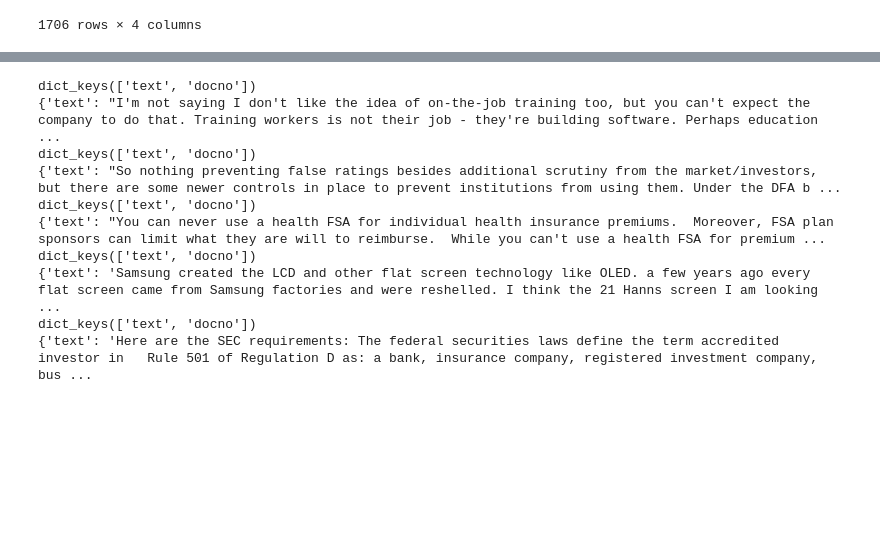
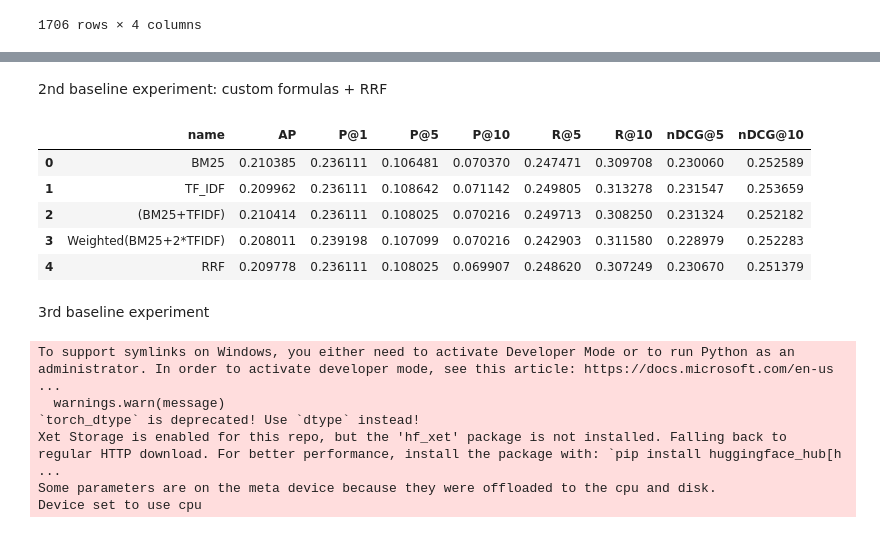
Before and after one commit to mitruho/Financial_search_engine, a Jupyter notebook: search_engine.ipynb, the cells around one changed output, grey strips where cells are left out. Drawn from its saved outputs; the diff is of its cells as text; code cells hidden in the pictures; blank space fills up the shorter version.

```diff
--- a/search_engine.ipynb
+++ b/search_engine.ipynb
@@ -260,19 +138,57 @@ pt.Experiment(
-# %%
-cnt = 0
-for doc in dataset.get_corpus_iter():
-    print(doc.keys())
-    print(doc)
-    cnt += 1
-    if cnt == 5:
-      break
-# %% [output]
-dict_keys(['text', 'docno'])
-{'text': "I'm not saying I don't like the idea of on-the-job training too, but you can't expect the company to do that. Training workers is not their job - they're building software. Perhaps education ...
-dict_keys(['text', 'docno'])
-{'text': "So nothing preventing false ratings besides additional scrutiny from the market/investors, but there are some newer controls in place to prevent institutions from using them. Under the DFA b ...
-dict_keys(['text', 'docno'])
-{'text': "You can never use a health FSA for individual health insurance premiums.  Moreover, FSA plan sponsors can limit what they are will to reimburse.  While you can't use a health FSA for premium ...
-dict_keys(['text', 'docno'])
-{'text': 'Samsung created the LCD and other flat screen technology like OLED. a few years ago every flat screen came from Samsung factories and were reshelled. I think the 21 Hanns screen I am looking ...
-dict_keys(['text', 'docno'])
-{'text': 'Here are the SEC requirements: The federal securities laws define the term accredited investor in   Rule 501 of Regulation D as: a bank, insurance company, registered investment company, bus ...
+# %% [markdown]
+2nd baseline experiment: custom formulas + RRF
+# %%
+import pyterrier_alpha as pta
+combined = bm25 + tfidf
+dph = pt.terrier.Retriever(indexref, wmodel="DPH")
+
+rrf = pta.RRFusion(bm25, tfidf, k=60, num_results=1000)
+weighted_linear = bm25 + 2 * dph
+# %%
+systems = [bm25, tfidf, combined, weighted_linear, rrf]
+names   = ["BM25", "TF_IDF", "(BM25+TFIDF)", "Weighted(BM25+2*TFIDF)", "RRF"]
+
+results = pt.Experiment(
+    systems,
+    queries,
+    qrels,
+    metrics,
+    names,
+    perquery=False
+)
+display(results)
+# %% [output]
+|  | name | AP | P@1 | P@5 | P@10 | R@5 | R@10 | nDCG@5 | nDCG@10 |
+| 0 | BM25 | 0.210385 | 0.236111 | 0.106481 | 0.070370 | 0.247471 | 0.309708 | 0.230060 | 0.252589 |
+| 1 | TF_IDF | 0.209962 | 0.236111 | 0.108642 | 0.071142 | 0.249805 | 0.313278 | 0.231547 | 0.253659 |
+| 2 | (BM25+TFIDF) | 0.210414 | 0.236111 | 0.108025 | 0.070216 | 0.249713 | 0.308250 | 0.231324 | 0.252182 |
+| 3 | Weighted(BM25+2*TFIDF) | 0.208011 | 0.239198 | 0.107099 | 0.070216 | 0.242903 | 0.311580 | 0.228979 | 0.252283 |
+| 4 | RRF | 0.209778 | 0.236111 | 0.108025 | 0.069907 | 0.248620 | 0.307249 | 0.230670 | 0.251379 |
+# %% [markdown]
+3rd baseline experiment
+# %%
+import torch
+from transformers import AutoModelForCausalLM, AutoTokenizer, pipeline
+
+model_id = "meta-llama/Meta-Llama-3-8B-Instruct"
+
+model = AutoModelForCausalLM.from_pretrained(
+    model_id,
+    device_map="auto",
+    torch_dtype="auto"
+)
+
+tokenizer = AutoTokenizer.from_pretrained(model_id)
+
+pipe = pipeline(
+    "text-generation",
+    model=model,
+    tokenizer=tokenizer
+)
+# %% [output]
+To support symlinks on Windows, you either need to activate Developer Mode or to run Python as an administrator. In order to activate developer mode, see this article: https://docs.microsoft.com/en-us ...
+  warnings.warn(message)
+`torch_dtype` is deprecated! Use `dtype` instead!
+Xet Storage is enabled for this repo, but the 'hf_xet' package is not installed. Falling back to regular HTTP download. For better performance, install the package with: `pip install huggingface_hub[h ...
+Some parameters are on the meta device because they were offloaded to the cpu and disk.
+Device set to use cpu
```
Also changed, not shown: parts of 34 cells of this notebook, 8 other files.
